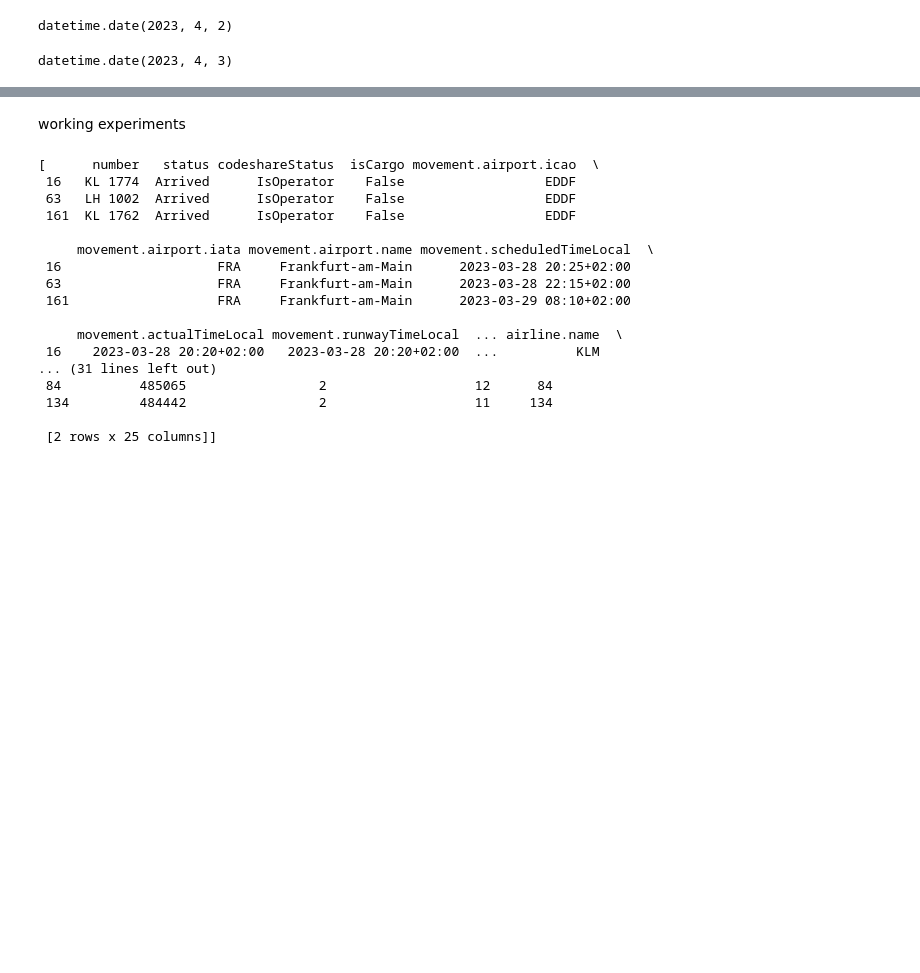
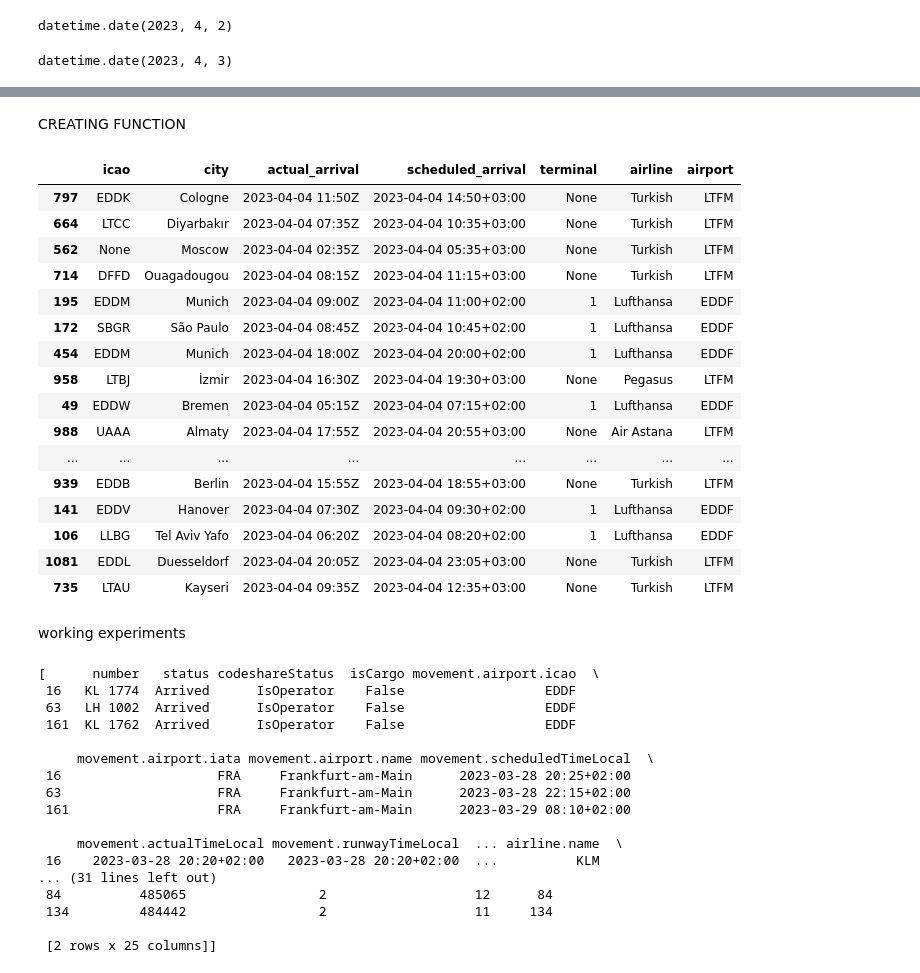
Before and after one commit to Joldon/data_pipelines_cloud, a Jupyter notebook: flight_arrivals.ipynb, the cells around one changed output, grey strips where cells are left out. Drawn from its saved outputs; the diff is of its cells as text; code cells hidden in the pictures; blank space fills up the shorter version.

Commit message:
implemented function that takes airport codes as input and outputs flight arrival information for those airports

```diff
--- a/flight_arrivals.ipynb
+++ b/flight_arrivals.ipynb
@@ -464,0 +447,2 @@ arrivals_df.sample(30)
+# %% [markdown]
+CREATING FUNCTION
@@ -465,3 +498,24 @@ arrivals_df.sample(30)
+# %%
+airports = ['EDDF', 'LTFM']
+tomorrow_arrivals(airports).sample(40)
+# %% [output]
+|  | icao | city | actual_arrival | scheduled_arrival | terminal | airline | airport |
+| 797 | EDDK | Cologne | 2023-04-04 11:50Z | 2023-04-04 14:50+03:00 | None | Turkish | LTFM |
+| 664 | LTCC | Diyarbakır | 2023-04-04 07:35Z | 2023-04-04 10:35+03:00 | None | Turkish | LTFM |
+| 562 | None | Moscow | 2023-04-04 02:35Z | 2023-04-04 05:35+03:00 | None | Turkish | LTFM |
+| 714 | DFFD | Ouagadougou | 2023-04-04 08:15Z | 2023-04-04 11:15+03:00 | None | Turkish | LTFM |
+| 195 | EDDM | Munich | 2023-04-04 09:00Z | 2023-04-04 11:00+02:00 | 1 | Lufthansa | EDDF |
+| 172 | SBGR | São Paulo | 2023-04-04 08:45Z | 2023-04-04 10:45+02:00 | 1 | Lufthansa | EDDF |
+| 454 | EDDM | Munich | 2023-04-04 18:00Z | 2023-04-04 20:00+02:00 | 1 | Lufthansa | EDDF |
+| 958 | LTBJ | İzmir | 2023-04-04 16:30Z | 2023-04-04 19:30+03:00 | None | Pegasus | LTFM |
+| 49 | EDDW | Bremen | 2023-04-04 05:15Z | 2023-04-04 07:15+02:00 | 1 | Lufthansa | EDDF |
+| 988 | UAAA | Almaty | 2023-04-04 17:55Z | 2023-04-04 20:55+03:00 | None | Air Astana | LTFM |
+| ... | ... | ... | ... | ... | ... | ... | ... |
+| 939 | EDDB | Berlin | 2023-04-04 15:55Z | 2023-04-04 18:55+03:00 | None | Turkish | LTFM |
+| 141 | EDDV | Hanover | 2023-04-04 07:30Z | 2023-04-04 09:30+02:00 | 1 | Lufthansa | EDDF |
+| 106 | LLBG | Tel Aviv Yafo | 2023-04-04 06:20Z | 2023-04-04 08:20+02:00 | 1 | Lufthansa | EDDF |
+| 1081 | EDDL | Duesseldorf | 2023-04-04 20:05Z | 2023-04-04 23:05+03:00 | None | Turkish | LTFM |
+| 735 | LTAU | Kayseri | 2023-04-04 09:35Z | 2023-04-04 12:35+03:00 | None | Turkish | LTFM |
 # %% [markdown]
 working experiments
 # %%
```
Also changed, not shown: parts of 2 cells of this notebook.
